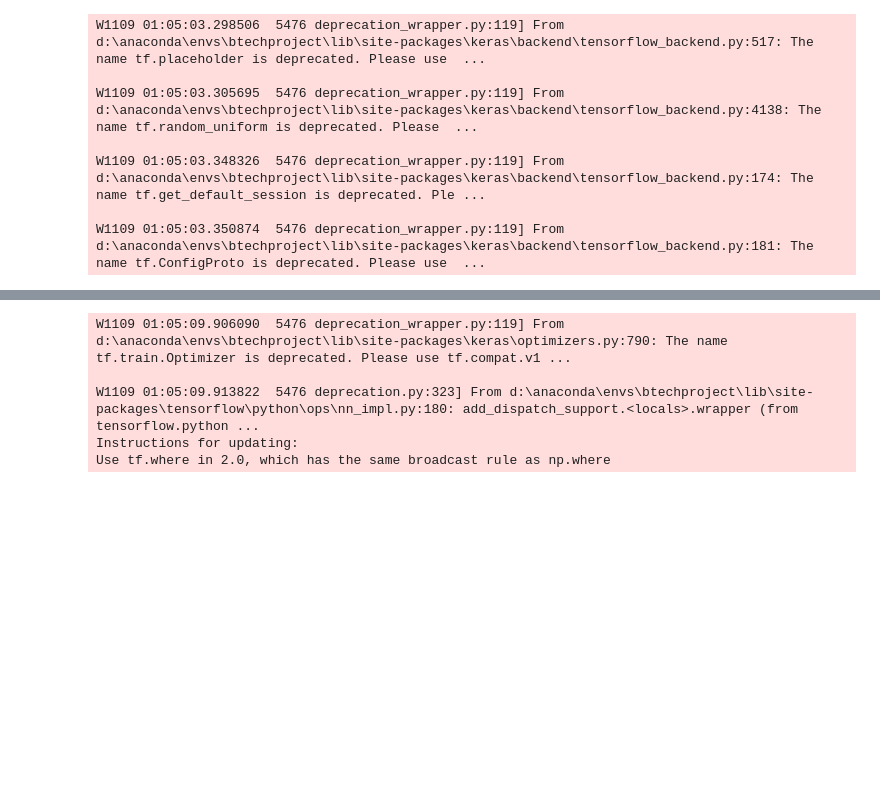
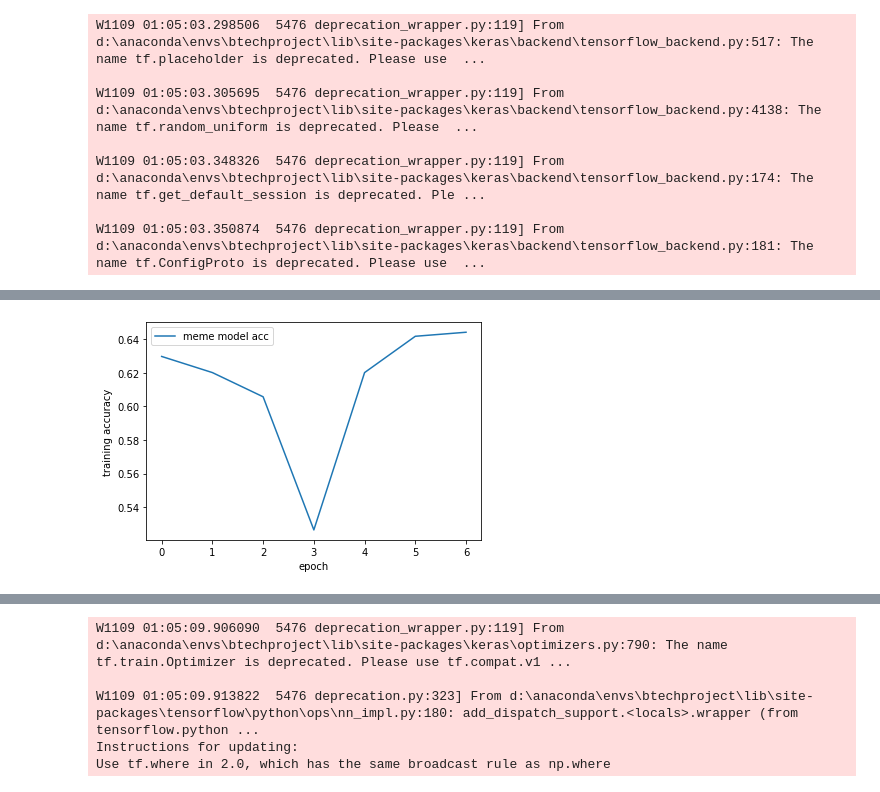
Before and after one commit to jasrajsehmbey/MultiOff, a Jupyter notebook: Stacked_LSTM_VGG16.ipynb, the cells around one changed output, grey strips where cells are left out. Saved outputs shown, nothing was run; the diff lists cells and outputs as text; code cells hidden in the pictures; blank space fills up the shorter version.

```diff
--- a/Stacked_LSTM_VGG16.ipynb
+++ b/Stacked_LSTM_VGG16.ipynb
@@ -173,0 +195,5 @@ txt_model = Model(inputs = [main_input], outputs=txt_out)
+# %%
+# Text Input and LSTM
+text_input = Input(shape=(maxlen,), dtype='int32', name='text_input')
+embedded_text = embedding_layer(text_input)
+lstm_out = LSTM(32)(embedded_text)
@@ -173,0 +267,9 @@ txt_model = Model(inputs = [main_input], outputs=txt_out)
+# %%
+# Plotting training accuaracy
+plt.plot(multi_model.history.epoch, multi_model.history.history['acc'])
+plt.gca().legend(('meme model acc', 'image model acc'))
+plt.xlabel('epoch')
+plt.ylabel('training accuracy')
+plt.show()
+# %% [output]
+[figure, added]
```
Also changed, not shown: parts of 18 cells of this notebook.
